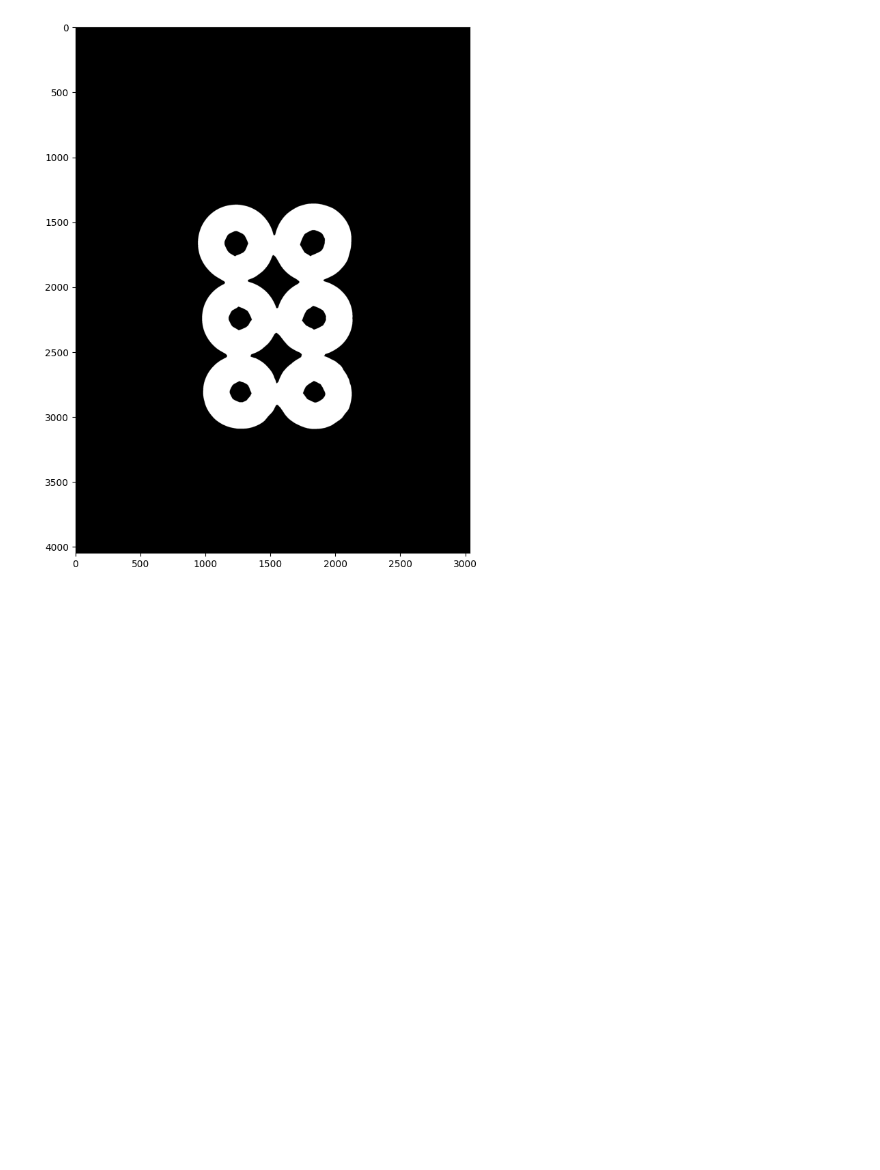
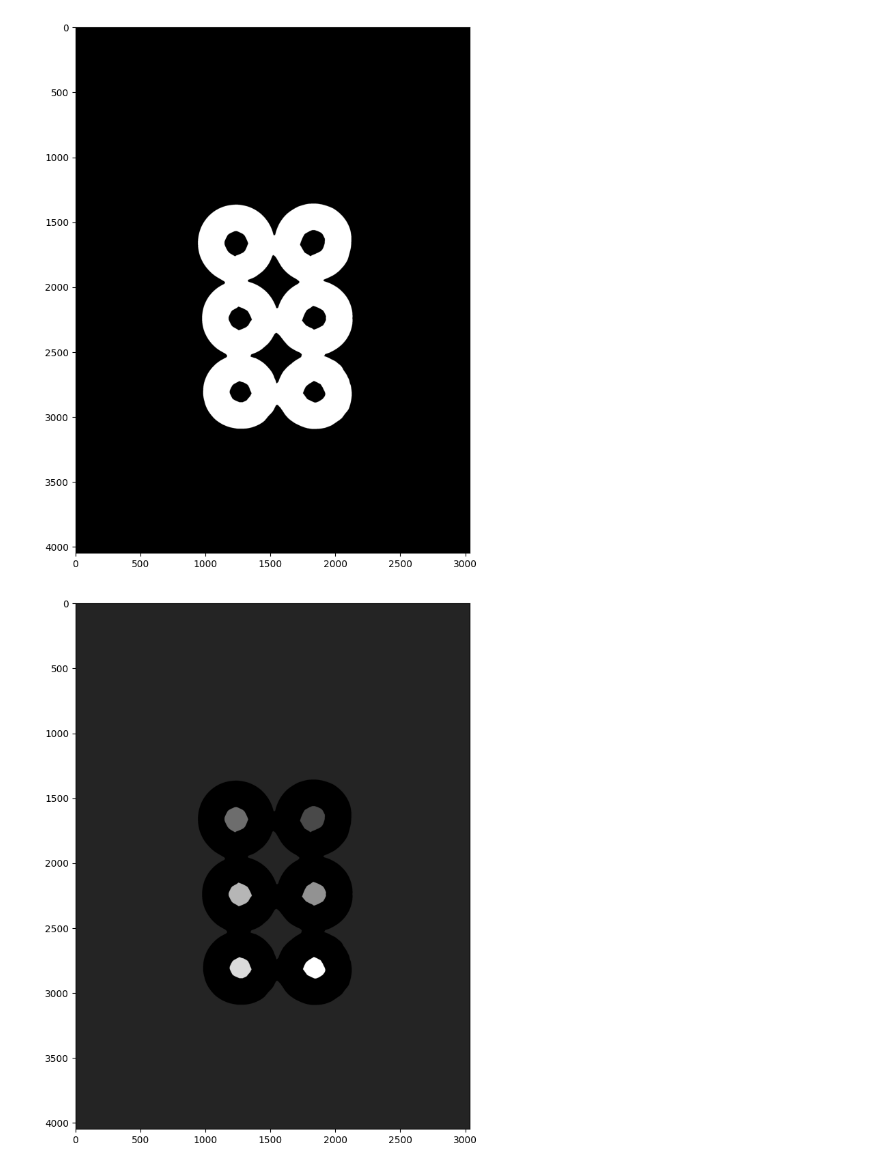
Before and after one commit to SuvitKumar003/computer-Vision-Projects, a Jupyter notebook: watershed_algorithm.ipynb, the cells around one changed output. Drawn from its saved outputs; the diff is of its cells as text; code cells hidden in the pictures; blank space fills up the shorter version.

```diff
--- a/watershed_algorithm.ipynb
+++ b/watershed_algorithm.ipynb
@@ -109,3 +109,7 @@ ret,marker=cv2.connectedComponents(sure_fg)
 marker = marker+1
 # %%
 marker[unknown==255]=0
+# %%
+display(marker)
+# %% [output]
+[figure, added]
```
Also changed, not shown: parts of 6 cells of this notebook, 1 other file.
